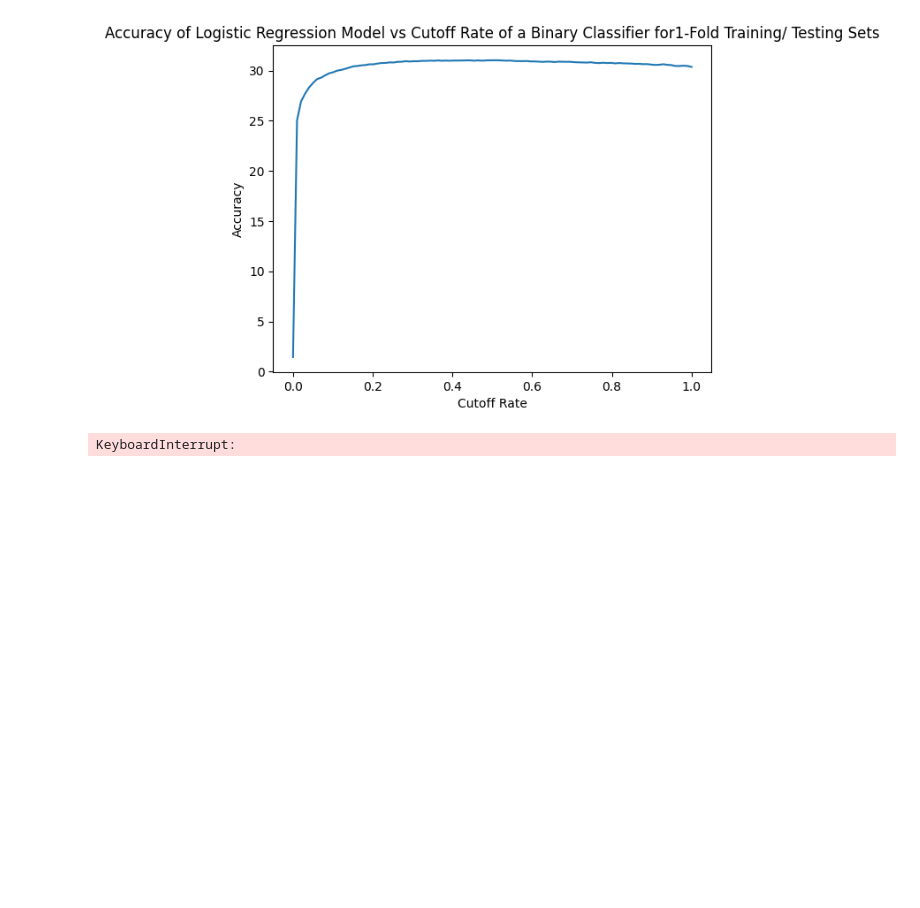
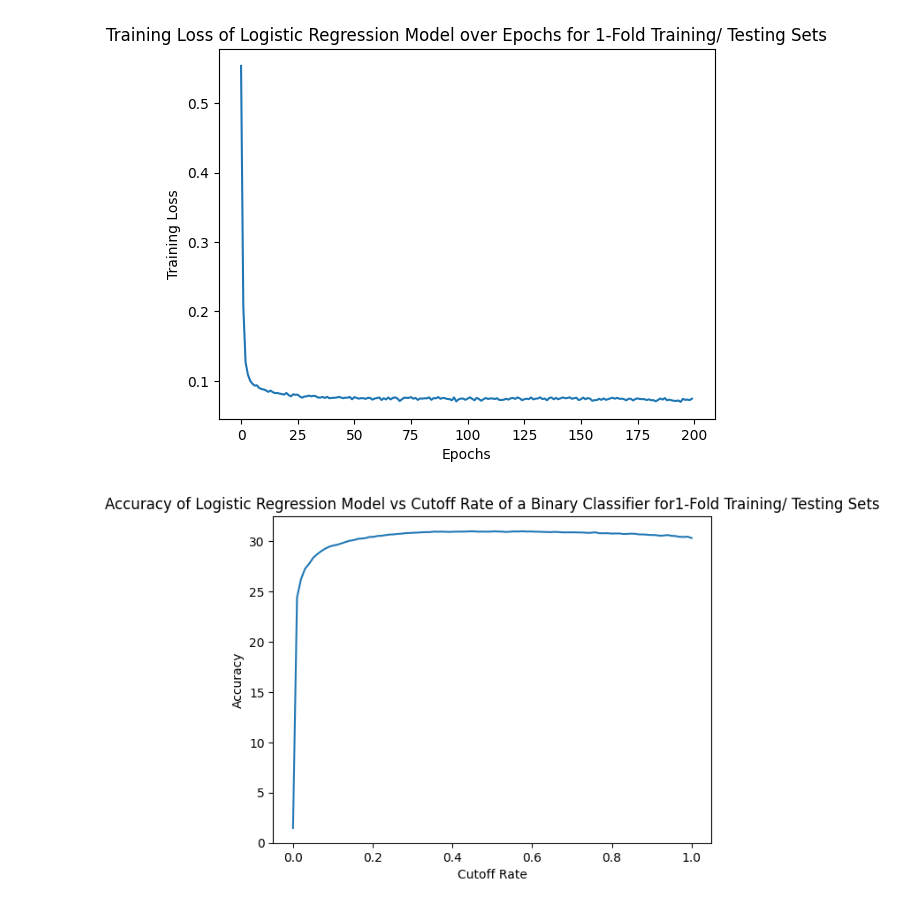
Before and after one commit to lshiyan/Solar_Flare_CNN, a Jupyter notebook: solar_Flare_Classification.ipynb, the cells around one changed output. Saved outputs shown, nothing was run; the diff lists cells and outputs as text; code cells hidden in the pictures; blank space fills up the shorter version.

```diff
--- a/solar_Flare_Classification.ipynb
+++ b/solar_Flare_Classification.ipynb
@@ -37,7 +37,7 @@ for i in range(len(train_Set_Files)):
     test_Sets.append(test_Set)
 # %%
 #Logistic Regression:
-class CustomDataset(Dataset):
+class CustomDataset(torch.utils.data.Dataset):
     def __init__(self, dataframe):
         self.data = dataframe
         self.features = dataframe.drop('FlareNumber', axis=1).values
@@ -92,41 +92,49 @@ for i in range(len(train_Sets)):
 
     loss_arr=[]
     for n in range(numEpochs):
+        avg_loss=0
         for inputs, labels in train_Loader:
             if(not torch.any(torch.isnan(inputs))):
                 outputs = logReg(inputs).squeeze(1)
                 optimizer.zero_grad()
                 loss = loss_Function(torch.sigmoid(outputs), labels)
                 loss.backward()
-                loss_arr.append(loss.item())
+                avg_loss+=loss.item()/len(train_Loader)
                 optimizer.step()
+        loss_arr.append(avg_loss)
         scheduler.step()
         scheduler.step()
+
+    plt.plot(range(len(loss_arr)), loss_arr, label=str(i+1)+"-fold")
+    plt.xlabel("Epochs")
+    plt.ylabel("Training Loss")
+    plt.title("Training Loss of Logistic Regression Model over Epochs for " +str(i+1)+"-Fold Training/ Testing Sets")
+    plt.show()
 
     logReg.eval()
 
     cutoff_arr=np.linspace(0, 1, 100)
     acc=[]
     for cutoff in cutoff_arr:
         count=1
         right=0
         for inputs,labels in test_Loader:
             if(not torch.any(torch.isnan(inputs))):
                     outputs = logReg(inputs).squeeze(1)
                     predicted_classes=torch.sigmoid(outputs)
                     loss=loss_Function(torch.sigmoid(outputs), labels)
                     for j in range(len(predicted_classes)):
                         if (predicted_classes[j].item())>cutoff and (labels[j].item())==1 or (predicted_classes[j].item())<cutoff and (labels[j].item())!=1:
                             right+=1
-                    count+=1
+                        count+=1
         acc.append(right/count)
 
 
     plt.plot(cutoff_arr, acc, label=str(i+1)+"-fold")
     plt.xlabel("Cutoff Rate")
     plt.ylabel("Accuracy")
     plt.title("Accuracy of Logistic Regression Model vs Cutoff Rate of a Binary Classifier for" +str(i+1)+"-Fold Training/ Testing Sets")
     plt.show()
 # %% [output]
-[figure, old version]
+[figure, new version]
-KeyboardInterrupt:
+[figure, added]
```
Also changed, not shown: parts of 2 cells of this notebook.
